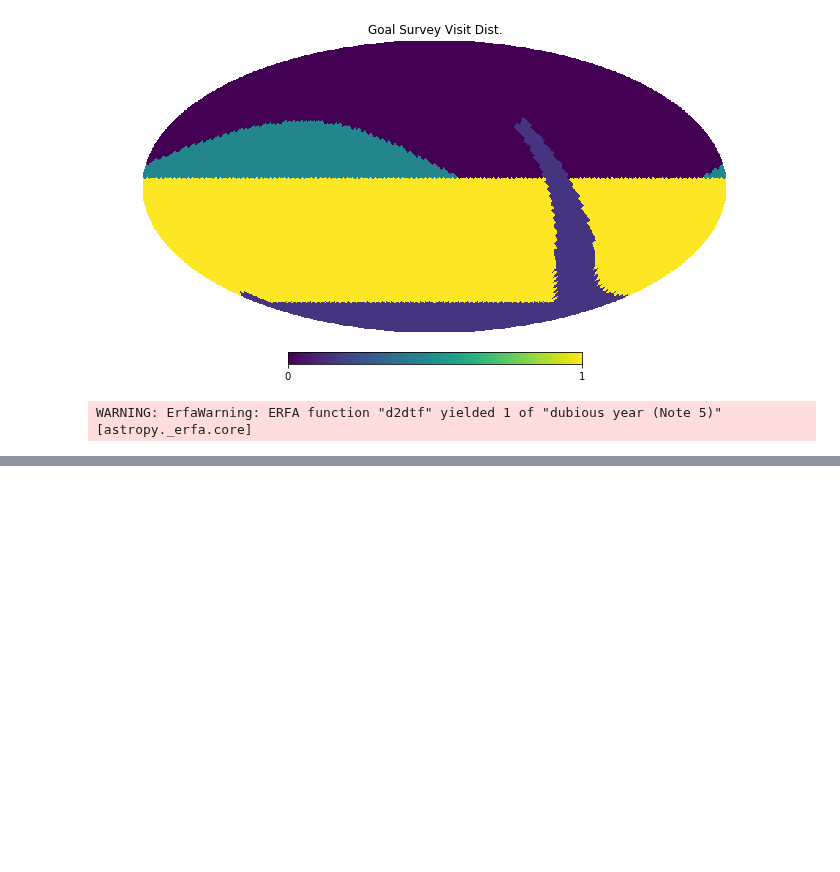
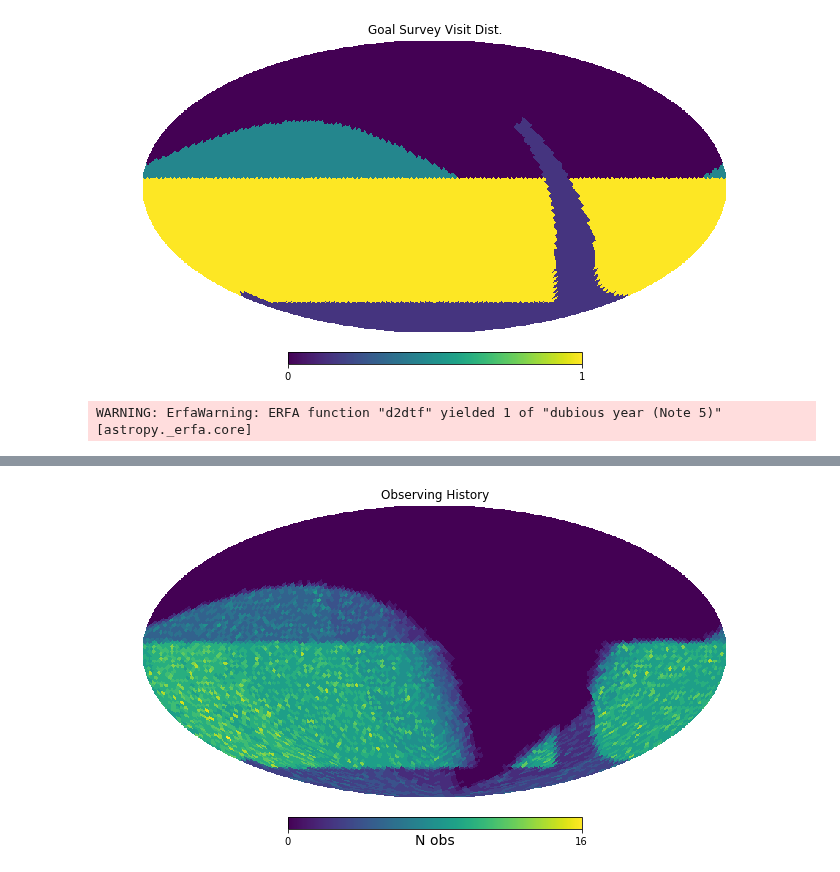
Before and after one commit to yoachim/18_scratch, a Jupyter notebook: talk_plots/talk_plots.ipynb, the cells around one changed output, grey strips where cells are left out. Cells and saved outputs as stored; diff of their text form; code cells hidden in the pictures; blank space fills up the shorter version.

```diff
--- a/talk_plots/talk_plots.ipynb
+++ b/talk_plots/talk_plots.ipynb
@@ -55,0 +87,5 @@ Completed 17176 observations
+# %%
+hp.mollview(bfs[1].survey_features['N_obs'].feature, title='Observing History', unit='N obs')
+plt.savefig('obs_hist.pdf')
+# %% [output]
+[figure, added]
```
Also changed, not shown: parts of 23 cells of this notebook.
